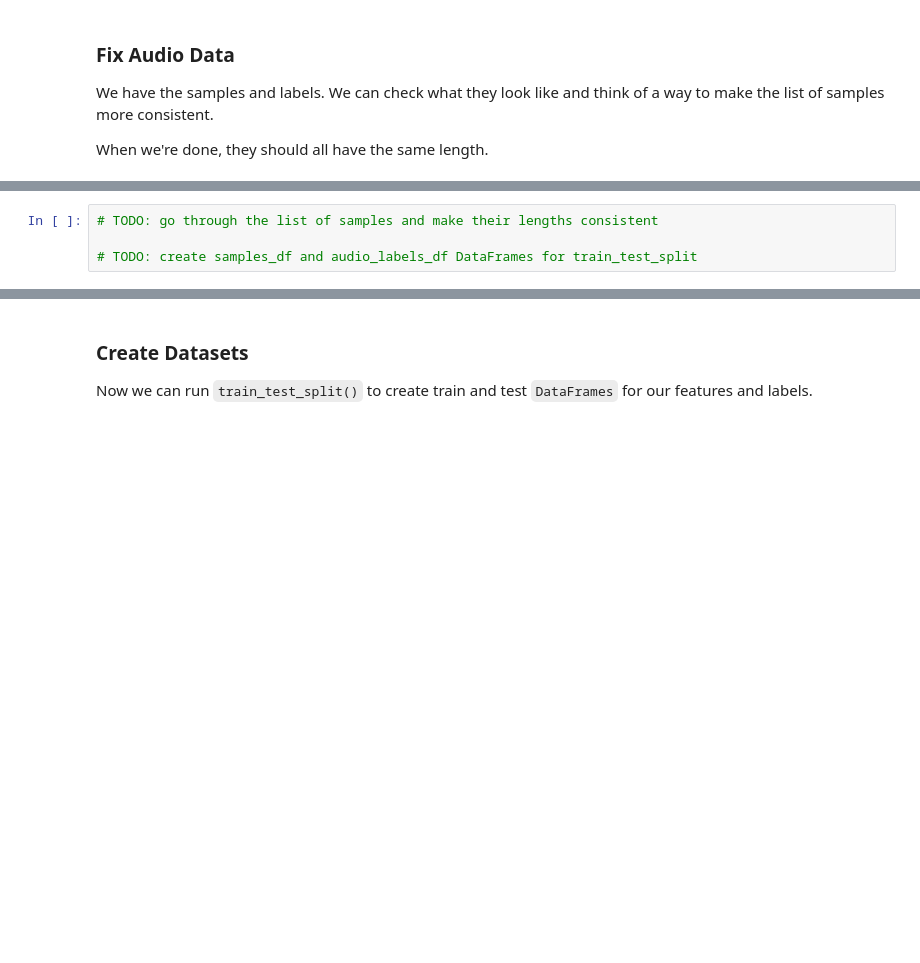
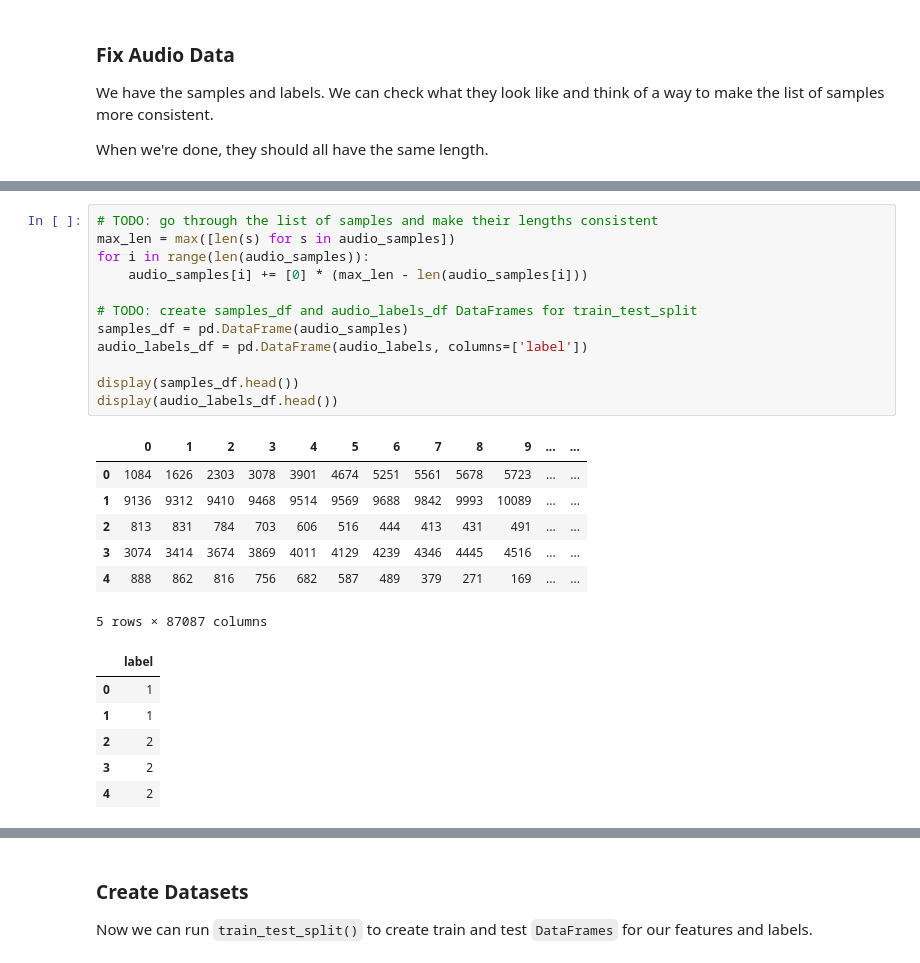
Before and after one commit to yiwendy163/HW10, a Jupyter notebook: HW10.ipynb, the cells around one changed output, grey strips where cells are left out. Saved outputs shown, nothing was run; the diff lists cells and outputs as text; blank space fills up the shorter version.

```diff
--- a/HW10.ipynb
+++ b/HW10.ipynb
@@ -519,7 +560,29 @@ for s in audio_samples[:5]:
 # %%
 # TODO: go through the list of samples and make their lengths consistent
+max_len = max([len(s) for s in audio_samples])
+for i in range(len(audio_samples)):
+    audio_samples[i] += [0] * (max_len - len(audio_samples[i]))
 
 # TODO: create samples_df and audio_labels_df DataFrames for train_test_split
+samples_df = pd.DataFrame(audio_samples)
+audio_labels_df = pd.DataFrame(audio_labels, columns=['label'])
+
+display(samples_df.head())
+display(audio_labels_df.head())
+# %% [output]
+|  | 0 | 1 | 2 | 3 | 4 | 5 | 6 | 7 | 8 | 9 | ... | ... |
+| 0 | 1084 | 1626 | 2303 | 3078 | 3901 | 4674 | 5251 | 5561 | 5678 | 5723 | ... | ... |
+| 1 | 9136 | 9312 | 9410 | 9468 | 9514 | 9569 | 9688 | 9842 | 9993 | 10089 | ... | ... |
+| 2 | 813 | 831 | 784 | 703 | 606 | 516 | 444 | 413 | 431 | 491 | ... | ... |
+| 3 | 3074 | 3414 | 3674 | 3869 | 4011 | 4129 | 4239 | 4346 | 4445 | 4516 | ... | ... |
+| 4 | 888 | 862 | 816 | 756 | 682 | 587 | 489 | 379 | 271 | 169 | ... | ... |
+5 rows × 87087 columns
+|  | label |
+| 0 | 1 |
+| 1 | 1 |
+| 2 | 2 |
+| 3 | 2 |
+| 4 | 2 |
 # %% [markdown]
 The `samples_df` and `audio_labels_df` should look something like this:
 
```
Also changed, not shown: parts of 20 cells of this notebook.
